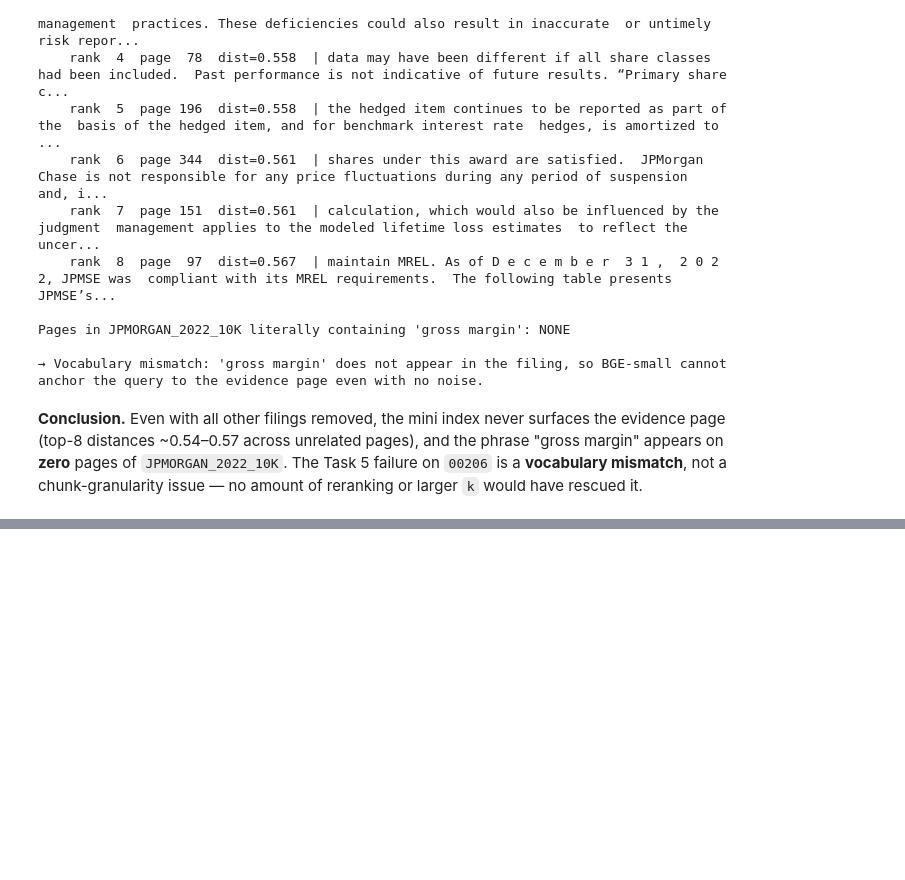
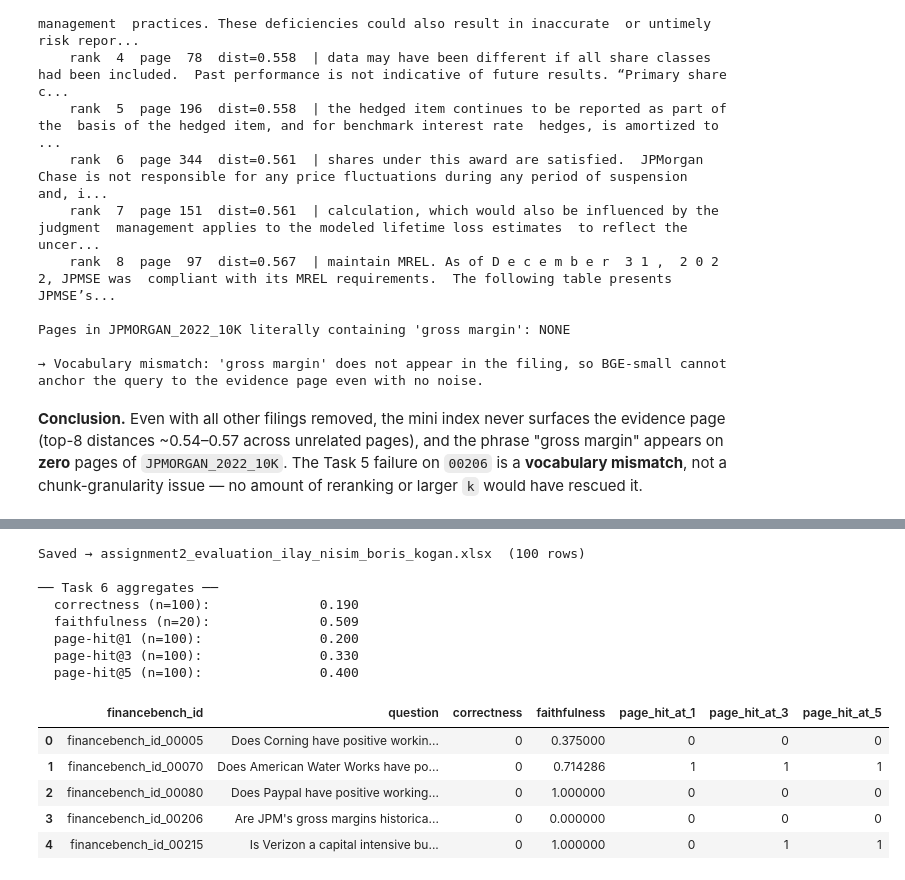
Before and after one commit to ilayni/nebius-lesson5-rag, a Jupyter notebook: assignemnt2_rag_ilay_nisim_boris_kogan.ipynb, the cells around one changed output, grey strips where cells are left out. Drawn from its saved outputs; the diff is of its cells as text; code cells hidden in the pictures; blank space fills up the shorter version.

Commit message:
task 6 first run

```diff
--- a/assignemnt2_rag_ilay_nisim_boris_kogan.ipynb
+++ b/assignemnt2_rag_ilay_nisim_boris_kogan.ipynb
@@ -965,0 +1290,56 @@ Pages in JPMORGAN_2022_10K literally containing 'gross margin': NONE
+# %%
+# ── Page-hit@k for k ∈ {1,3,5}; assemble xlsx; print aggregates ──
+t6_rows = []
+for _, row in t6_df.iterrows():
+    fb = row["financebench_id"]
+    top5 = t6_rag[fb]["top5_pages"]
+    ev_pages = set(row["evidence_page_nums"])
+    ev_doc = row["doc_name"]
+    hits = {}
+    for k in T6_PAGE_HIT_K:
+        hits[f"page_hit_at_{k}"] = int(any(
+            p.get("doc_name") == ev_doc and p.get("page_number") in ev_pages
+            for p in top5[:k]
+        ))
+    t6_rows.append({
+        "financebench_id": fb,
+        "question":        row["question"],
+        "correctness":     1 if t6_corr[fb]["verdict"] == "correct" else 0,
+        "faithfulness":    t6_faith.get(fb),   # None for rows 20+
+        **hits,
+    })
+
+task6_out = pd.DataFrame(t6_rows)
+T6_OUT = "assignment2_evaluation_ilay_nisim_boris_kogan.xlsx"
+task6_out.to_excel(T6_OUT, index=False)
+print(f"Saved → {T6_OUT}  ({len(task6_out)} rows)")
+
+# ── aggregates ──────────────────────────────────────────────────────────────
+n = len(task6_out)
+corr_mean = task6_out["correctness"].mean()
+faith_vals = task6_out["faithfulness"].dropna()
+faith_mean = faith_vals.mean() if len(faith_vals) else float("nan")
+
+print()
+print("── Task 6 aggregates ──")
+print(f"  correctness (n={n}):              {corr_mean:.3f}")
+print(f"  faithfulness (n={len(faith_vals)}):              {faith_mean:.3f}")
+for k in T6_PAGE_HIT_K:
+    print(f"  page-hit@{k} (n={n}):               {task6_out[f'page_hit_at_{k}'].mean():.3f}")
+
+task6_out.head(5)
+# %% [output]
+Saved → assignment2_evaluation_ilay_nisim_boris_kogan.xlsx  (100 rows)
+
+── Task 6 aggregates ──
+  correctness (n=100):              0.190
+  faithfulness (n=20):              0.509
+  page-hit@1 (n=100):               0.200
+  page-hit@3 (n=100):               0.330
+  page-hit@5 (n=100):               0.400
+|  | financebench_id | question | correctness | faithfulness | page_hit_at_1 | page_hit_at_3 | page_hit_at_5 |
+| 0 | financebench_id_00005 | Does Corning have positive workin... | 0 | 0.375000 | 0 | 0 | 0 |
+| 1 | financebench_id_00070 | Does American Water Works have po... | 0 | 0.714286 | 1 | 1 | 1 |
+| 2 | financebench_id_00080 | Does Paypal have positive working... | 0 | 1.000000 | 0 | 0 | 0 |
+| 3 | financebench_id_00206 | Are JPM's gross margins historica... | 0 | 0.000000 | 0 | 0 | 0 |
+| 4 | financebench_id_00215 | Is Verizon a capital intensive bu... | 0 | 1.000000 | 0 | 1 | 1 |
```
Also changed, not shown: parts of 6 cells of this notebook, 4 other files.
